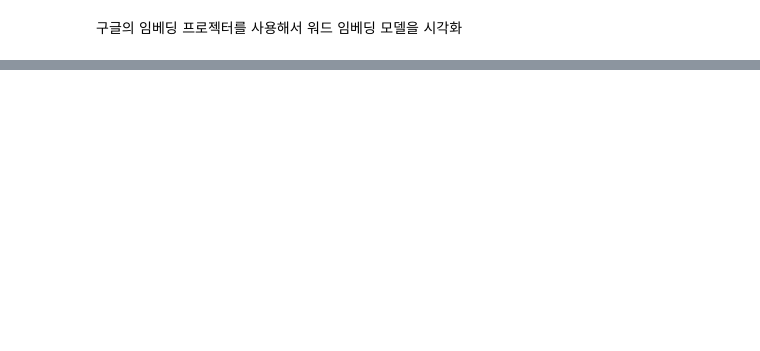
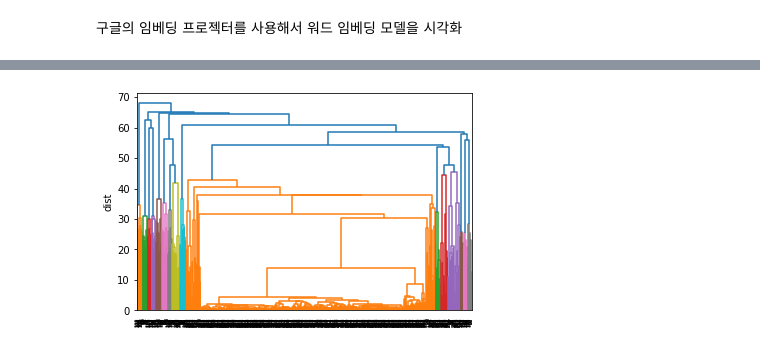
Before and after one commit to hawk90/deeplearning-lecture, a Jupyter notebook: Projects/오현귀/word2vec-1.ipynb, the cells around one changed output, grey strips where cells are left out. Drawn from its saved outputs; the diff is of its cells as text; code cells hidden in the pictures; blank space fills up the shorter version.

```diff
--- a/Projects/오현귀/word2vec-1.ipynb
+++ b/Projects/오현귀/word2vec-1.ipynb
@@ -200,0 +241,6 @@ def show_pca():
+# %%
+#헤더에 열이름 추가하기
+header_list = []
+for i in range(1,101):
+    header_list.append(i)
+print(header_list)
@@ -200,0 +264,14 @@ def show_pca():
+# %%
+# MinMaxScaler의 로드
+from sklearn.preprocessing import MinMaxScaler
+
+## 데이터 세트에서 목적변수를 제외
+#quesiton_df = tokenized_data.drop('y', axis=1)
+
+# 범위변환의 인스턴스를 생성
+mc = MinMaxScaler()
+mc.fit(quesiton_df)
+
+# bank_df의 각항목을 정규화
+question_df_mc = pd.DataFrame(mc.transform(quesiton_df))
+question_df_mc.head()
@@ -200,0 +286,11 @@ def show_pca():
+# %%
+# StandardScaler의 로드
+from sklearn.preprocessing import StandardScaler
+
+# Z변환 인스턴스 생성
+sc = StandardScaler()
+sc.fit(quesiton_df)
+
+# bank_df의 각항목을 정규화
+quesiton_df_sc = pd.DataFrame(sc.transform(quesiton_df), columns=quesiton_df.columns)
+quesiton_df_sc.head()
@@ -200,0 +327,16 @@ def show_pca():
+# %%
+# Linkage, Dendrogram의 로드
+from scipy.cluster.hierarchy import linkage, dendrogram
+# Matplotlib의 로드
+import matplotlib.pyplot as plt
+%matplotlib inline
+
+# 계층적 클러스터링의 실행
+hcls = linkage(quesiton_df_sc, metric='euclidean', method='ward')
+dendrogram(hcls)
+
+# 덴드로그램의 작성
+plt.ylabel('dist')
+plt.show()
+# %% [output]
+[figure, added]
```
Also changed, not shown: parts of 38 cells of this notebook, 11 other files.
